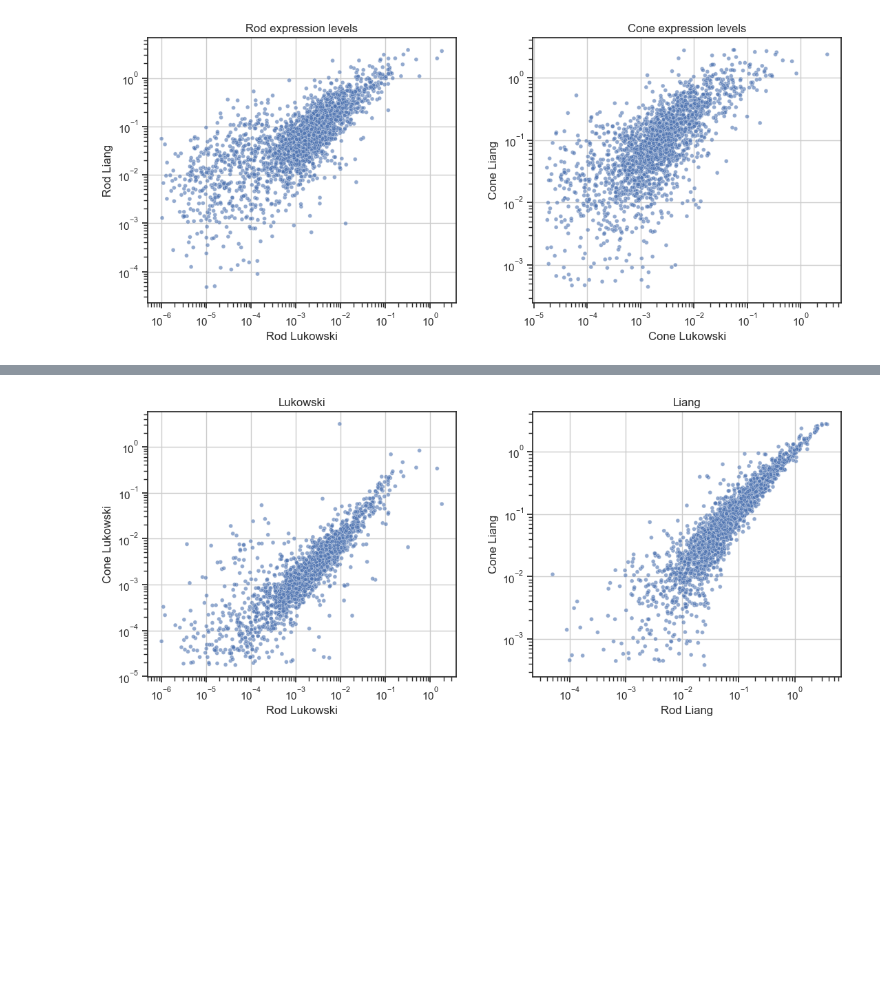
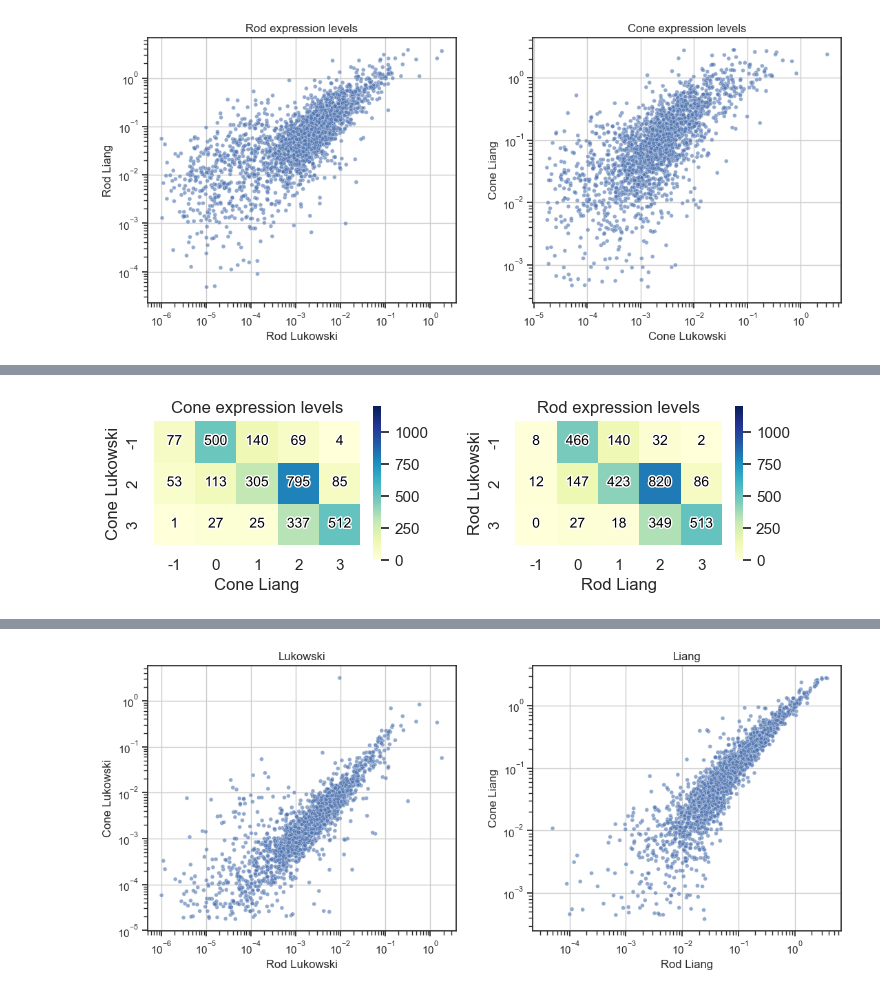
Before and after one commit to stellaprins/Human1_RPE-PR, a Jupyter notebook: jupyter/RPE-PR/finished analyses/compare_Liang_Lukowski_expression_data.ipynb, the cells around one changed output, grey strips where cells are left out. Saved outputs shown, nothing was run; the diff lists cells and outputs as text; code cells hidden in the pictures; blank space fills up the shorter version.

```diff
--- a/jupyter/RPE-PR/finished analyses/compare_Liang_Lukowski_expression_data.ipynb
+++ b/jupyter/RPE-PR/finished analyses/compare_Liang_Lukowski_expression_data.ipynb
@@ -103,3 +168,14 @@ if not os.path.exists('results/Liang_vs_Lukowski'):
 plt.savefig(Path().cwd()/ 'results' /  'Liang_vs_Lukowski' / 'scatterplots_expression.png', dpi=300, bbox_inches='tight')
 # %% [output]
 [figure]
+# %%
+##### FOR DISCRETISED DATASET #####
+
+# make a correlation plot for Rod_Lukoswki and Rod_Liang with colours for the percentage of datapoints in each combination
+# sns.heatmap(dataframe.correlation)
+# make numeric only
+Lukowski_Liang_expr_discretized_numeric_rod = Lukowski_Liang_expr_discretized[['Rod_Lukoswki','Rod_Liang']].apply(pd.to_numeric)
+Lukowski_Liang_expr_discretized_numeric_cone = Lukowski_Liang_expr_discretized[['Cone_Lukowski','Cone_Liang']].apply(pd.to_numeric)
+# make contingency table
+contingency_table_rod = pd.crosstab(Lukowski_Liang_expr_discretized_numeric_rod['Rod_Lukoswki'], Lukowski_Liang_expr_discretized_numeric_rod['Rod_Liang'])
+contingency_table_rod
@@ -105,0 +188,4 @@ plt.savefig(Path().cwd()/ 'results' /  'Liang_vs_Lukowski' / 'scatterplots_expre
+# %%
+# make contingency table for cones
+contingency_table_cone = pd.crosstab(Lukowski_Liang_expr_discretized_numeric_cone['Cone_Lukowski'], Lukowski_Liang_expr_discretized_numeric_cone['Cone_Liang'])
+contingency_table_cone
@@ -105,0 +220,43 @@ plt.savefig(Path().cwd()/ 'results' /  'Liang_vs_Lukowski' / 'scatterplots_expre
+# %%
+import seaborn as sns
+import matplotlib.pyplot as plt
+from matplotlib import patheffects
+
+# subplots for rod and cone contingency tables
+fig, axs = plt.subplots(1, 2, figsize=(8,2))
+# plot Cone Lukowski vs Cone Liang heatmap on the left
+sns.heatmap(contingency_table_cone, annot=False, cmap="YlGnBu", ax=axs[0])
+axs[0].collections[0].set_clim(0, 1200)
+axs[0].set_aspect('equal', adjustable='box')
+# add annotation (values to boxes)for all boxes
+for i in range(len(contingency_table_cone.index)):
+    for j in range(len(contingency_table_cone.columns)):
+        text = axs[0].text(j + 0.5, i + 0.5, contingency_table_cone.iloc[i, j], ha="center", va="center", color="black",fontsize=10)
+        text.set_path_effects([patheffects.withStroke(linewidth=2, foreground='white')])
+
+axs[0].set_xlabel('Cone Liang')
+axs[0].set_ylabel('Cone Lukowski')
+axs[0].set_title('Cone expression levels')
+
+# plot Rod Lukowski vs Rod Liang heatmap on the right
+sns.heatmap(contingency_table_rod, annot=False, cmap="YlGnBu", ax=axs[1])
+axs[1].collections[0].set_clim(0, 1200)
+axs[1].set_aspect('equal', adjustable='box')
+# add annotation (values to boxes)for all boxes
+for i in range(len(contingency_table_rod.index)):
+    for j in range(len(contingency_table_rod.columns)):
+        text = axs[1].text(j + 0.5, i + 0.5, contingency_table_rod.iloc[i, j], ha="center", va="center", color="black",fontsize=10)
+        text.set_path_effects([patheffects.withStroke(linewidth=2, foreground='white')])
+axs[1].set_xlabel('Rod Liang')
+axs[1].set_ylabel('Rod Lukowski')
+axs[1].set_title('Rod expression levels')
+
+# increase space between subplots
+plt.subplots_adjust(hspace=0.5, wspace=0.4)
+
+# save figure in results folder using savefig
+if not os.path.exists('results/Liang_vs_Lukowski'):
+    os.makedirs('results/Liang_vs_Lukowski')
+plt.savefig(Path().cwd()/ 'results' / 'compare_rod_models' / 'Liang_vs_Lukowski' / 'contingency_tables_Cone_vs_Rod.png', dpi=300, bbox_inches='tight')
+# %% [output]
+[figure, added]
```
Also changed, not shown: parts of 10 cells of this notebook.
